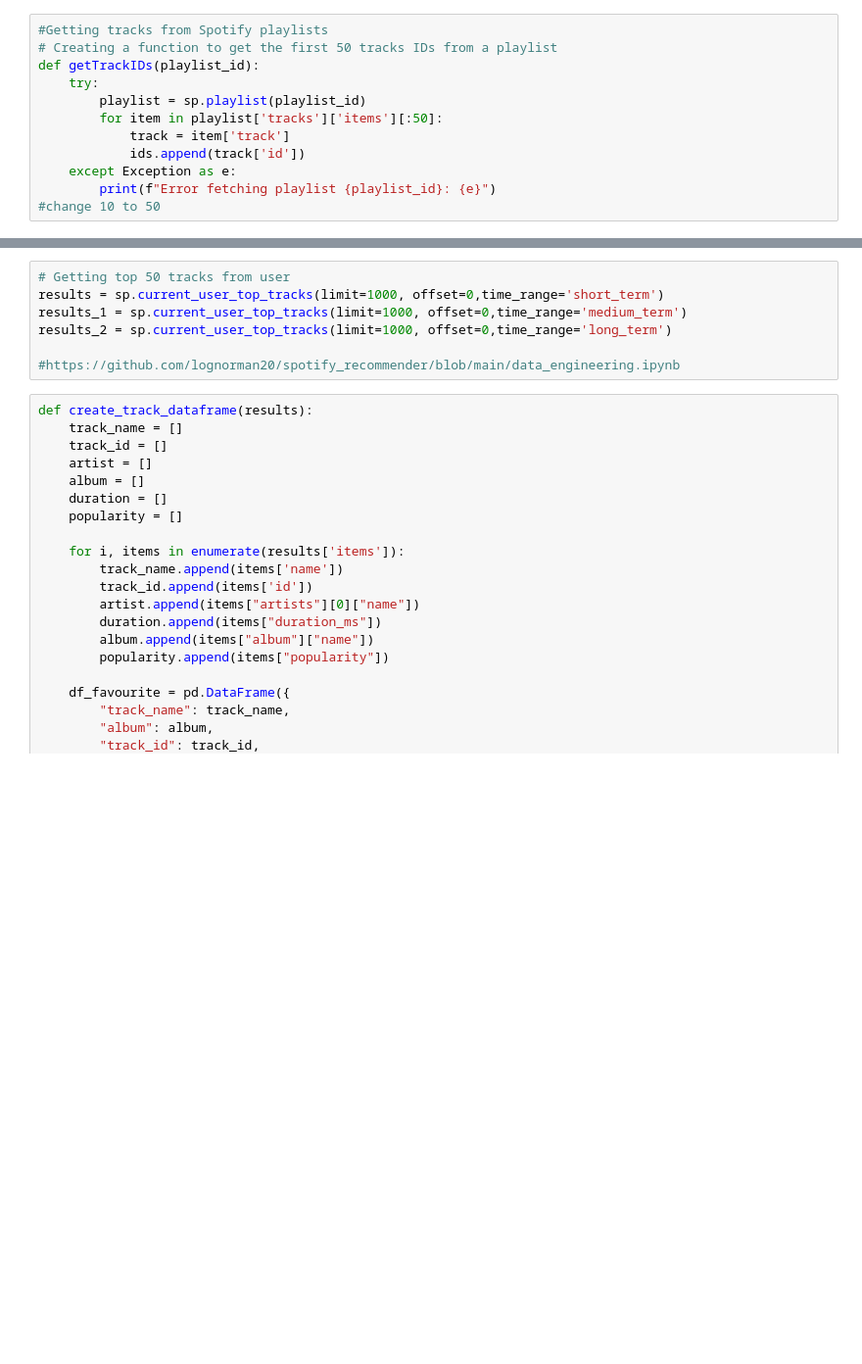
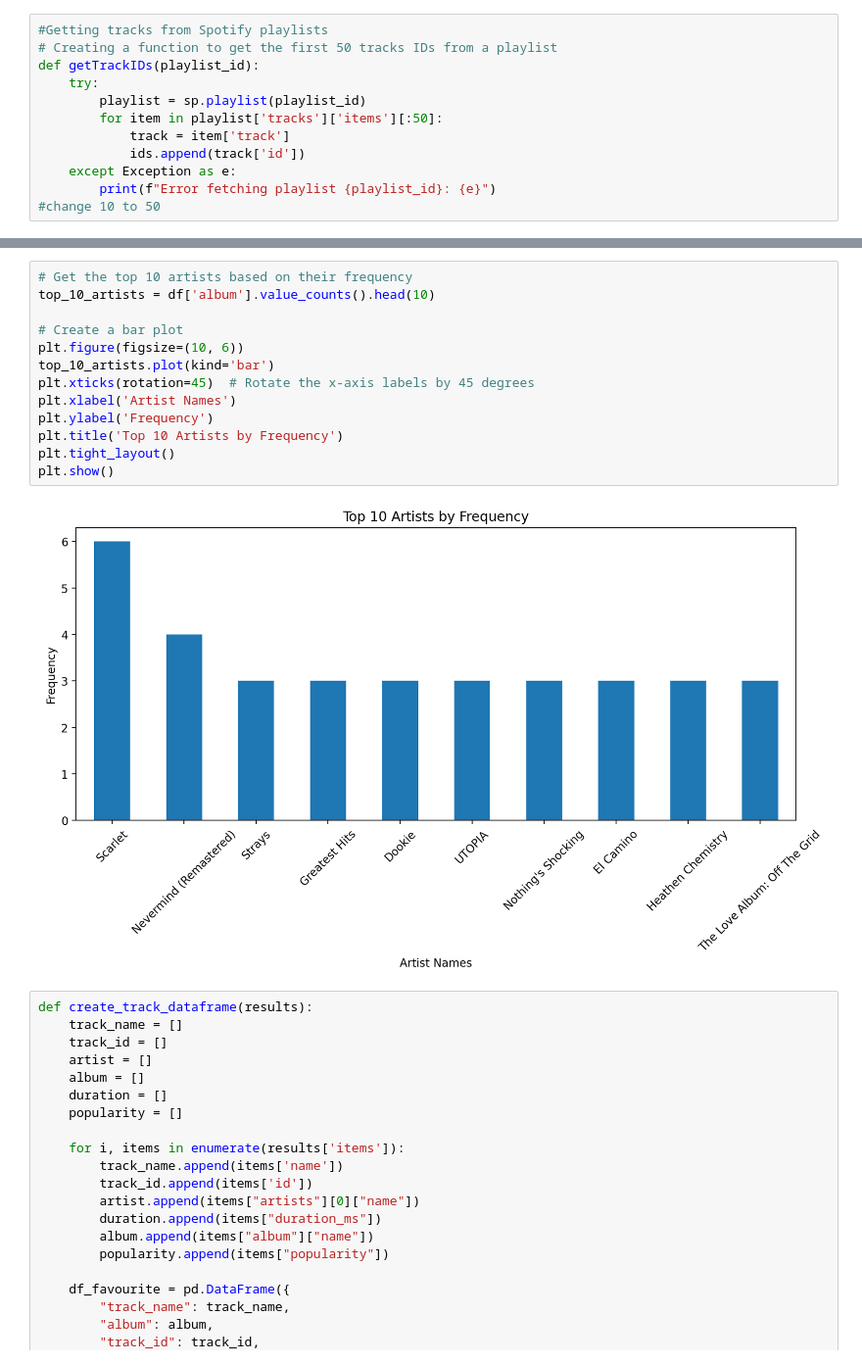
Before and after one commit to EthanFalcao/Spotify_Reccommendation_Algorithm, a Jupyter notebook: Input data from Spotity api .ipynb, the cells around one changed output, grey strips where cells are left out. Shown at 98% size. Cells and saved outputs as stored; diff of their text form; blank space fills up the shorter version.

```diff
--- a/Input data from Spotity api .ipynb
+++ b/Input data from Spotity api .ipynb
@@ -251,10 +258,18 @@ plt.show()
-# %%
-# Getting top 50 tracks from user
-results = sp.current_user_top_tracks(limit=1000, offset=0,time_range='short_term')
-results_1 = sp.current_user_top_tracks(limit=1000, offset=0,time_range='medium_term')
-results_2 = sp.current_user_top_tracks(limit=1000, offset=0,time_range='long_term')
-
-#https://github.com/lognorman20/spotify_recommender/blob/main/data_engineering.ipynb
+# %%
+# Get the top 10 artists based on their frequency
+top_10_artists = df['album'].value_counts().head(10)
+
+# Create a bar plot
+plt.figure(figsize=(10, 6))
+top_10_artists.plot(kind='bar')
+plt.xticks(rotation=45)  # Rotate the x-axis labels by 45 degrees
+plt.xlabel('Artist Names')
+plt.ylabel('Frequency')
+plt.title('Top 10 Artists by Frequency')
+plt.tight_layout()
+plt.show()
+# %% [output]
+[figure, added]
 # %%
 def create_track_dataframe(results):
     track_name = []
```
Also changed, not shown: parts of 20 cells of this notebook.
